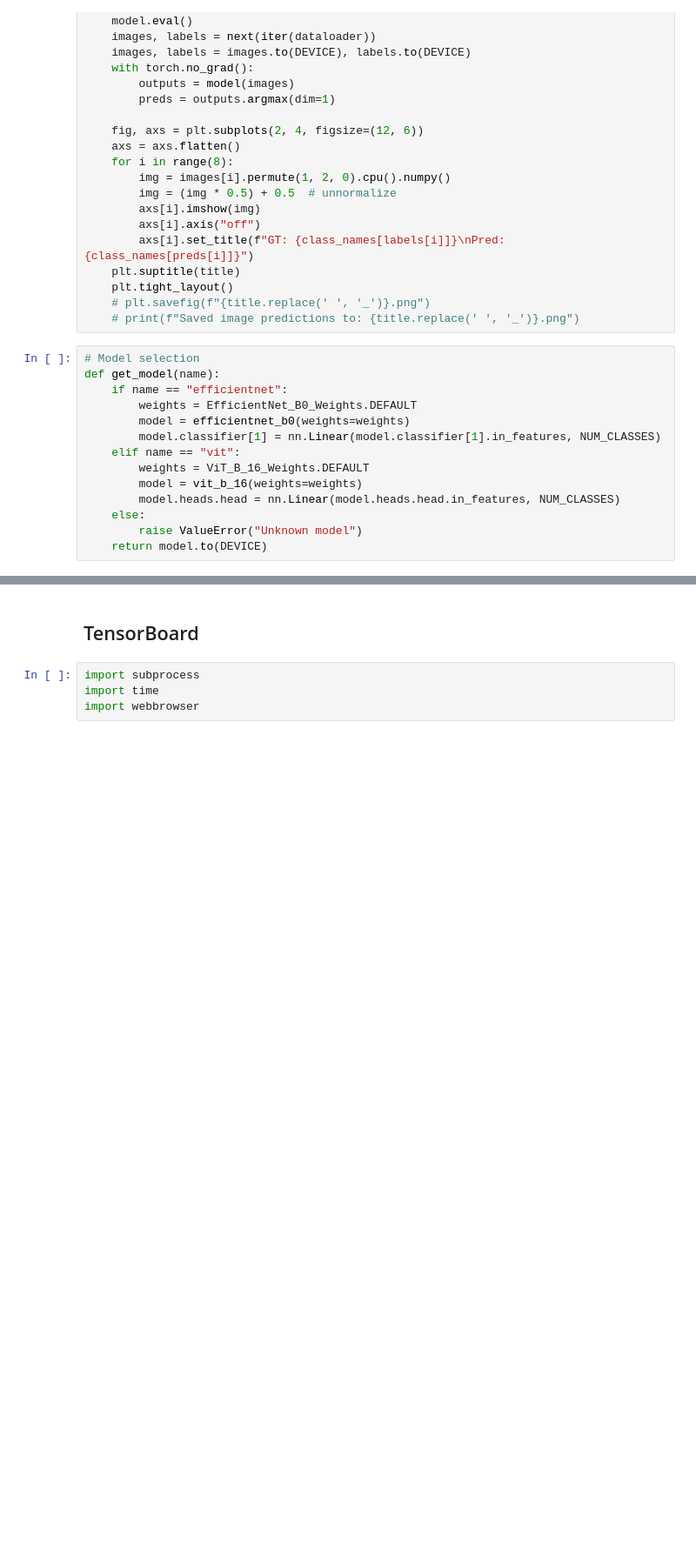
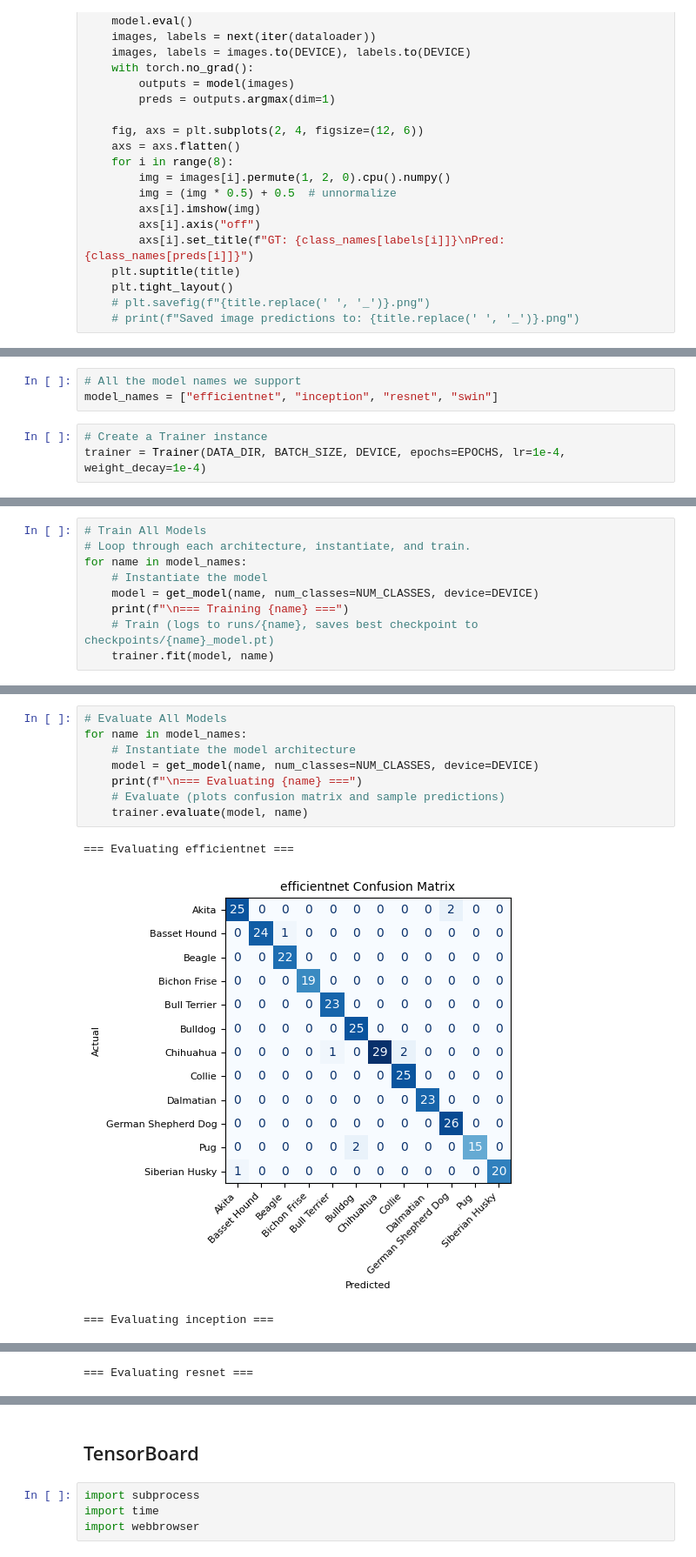
Before and after one commit to anhkhoa706/python-for-dl-homework, a Jupyter notebook: week09/tranferlearning.ipynb, the cells around one changed output, grey strips where cells are left out. Shown at 87% size. Drawn from its saved outputs; the diff is of its cells as text; blank space fills up the shorter version.

```diff
--- a/week09/tranferlearning.ipynb
+++ b/week09/tranferlearning.ipynb
@@ -122,17 +385,3 @@ def show_predictions(model, dataloader, title, class_names):
     plt.tight_layout()
     # plt.savefig(f"{title.replace(' ', '_')}.png")
     # print(f"Saved image predictions to: {title.replace(' ', '_')}.png")
-# %%
-# Model selection
-def get_model(name):
-    if name == "efficientnet":
-        weights = EfficientNet_B0_Weights.DEFAULT
-        model = efficientnet_b0(weights=weights)
-        model.classifier[1] = nn.Linear(model.classifier[1].in_features, NUM_CLASSES)
-    elif name == "vit":
-        weights = ViT_B_16_Weights.DEFAULT
-        model = vit_b_16(weights=weights)
-        model.heads.head = nn.Linear(model.heads.head.in_features, NUM_CLASSES)
-    else:
-        raise ValueError("Unknown model")
-    return model.to(DEVICE)
@@ -243,0 +549,6 @@ Model saved to checkpoints/vit_model.pt
+# %%
+# All the model names we support
+model_names = ["efficientnet", "inception", "resnet", "swin"]
+# %%
+# Create a Trainer instance
+trainer = Trainer(DATA_DIR, BATCH_SIZE, DEVICE, epochs=EPOCHS, lr=1e-4, weight_decay=1e-4)
@@ -243,0 +557,9 @@ Model saved to checkpoints/vit_model.pt
+# %%
+# Train All Models
+# Loop through each architecture, instantiate, and train.
+for name in model_names:
+    # Instantiate the model
+    model = get_model(name, num_classes=NUM_CLASSES, device=DEVICE)
+    print(f"\n=== Training {name} ===")
+    # Train (logs to runs/{name}, saves best checkpoint to checkpoints/{name}_model.pt)
+    trainer.fit(model, name)
@@ -243,0 +584,12 @@ Model saved to checkpoints/vit_model.pt
+# %%
+# Evaluate All Models
+for name in model_names:
+    # Instantiate the model architecture
+    model = get_model(name, num_classes=NUM_CLASSES, device=DEVICE)
+    print(f"\n=== Evaluating {name} ===")
+    # Evaluate (plots confusion matrix and sample predictions)
+    trainer.evaluate(model, name)
+# %% [output]
+=== Evaluating efficientnet ===
+[figure, added]
+=== Evaluating inception ===
@@ -243,0 +597 @@ Model saved to checkpoints/vit_model.pt
+=== Evaluating resnet ===
```
Also changed, not shown: parts of 36 cells of this notebook.
